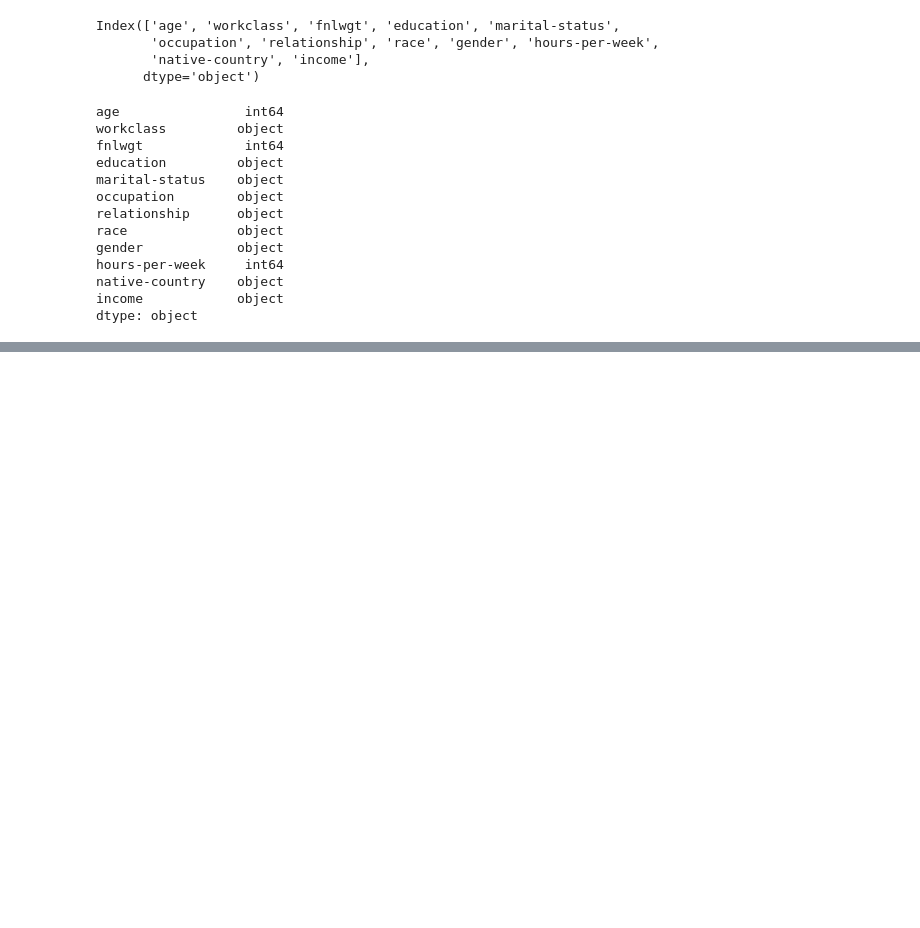
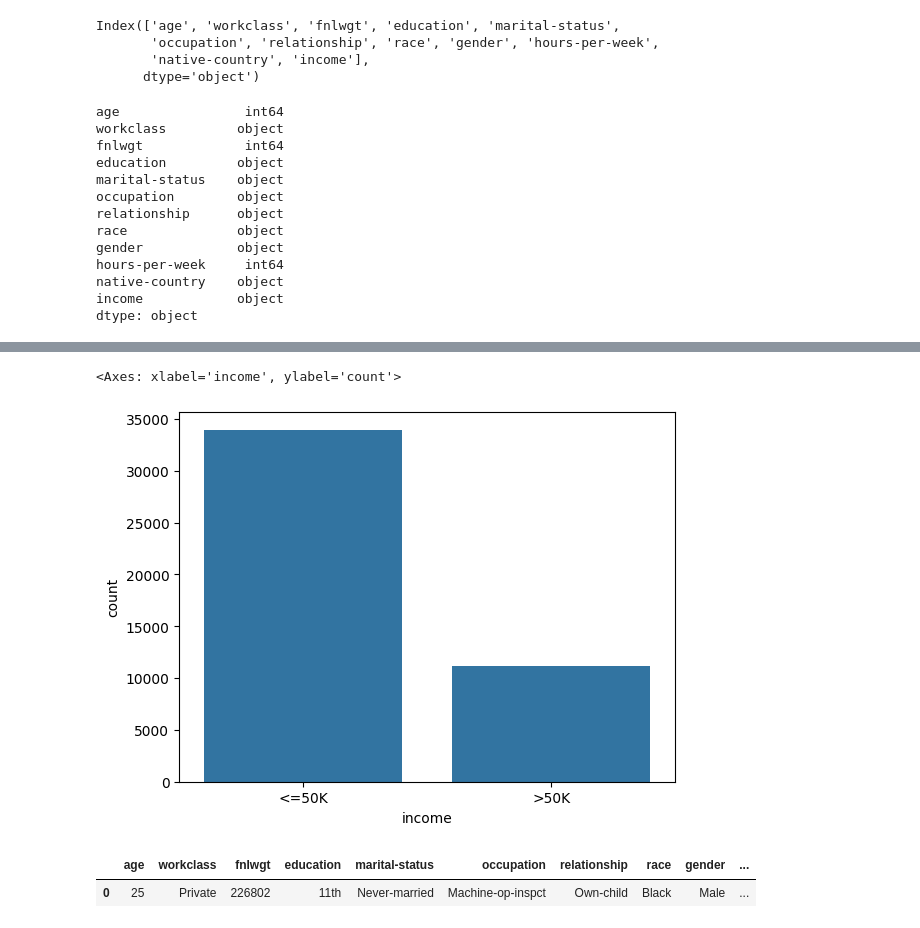
Before and after one commit to VISathish/Data_Analysis_Basic_Projects, a Jupyter notebook: Adult_Income/Adult_Income.ipynb, the cells around one changed output, grey strips where cells are left out. Drawn from its saved outputs; the diff is of its cells as text; code cells hidden in the pictures; blank space fills up the shorter version.

```diff
--- a/Adult_Income/Adult_Income.ipynb
+++ b/Adult_Income/Adult_Income.ipynb
@@ -487,0 +521,5 @@ array([25, 38, 28, 44, 34, 63, 24, 55, 65, 36, 26, 48, 43, 20, 37, 45, 22,
+# %%
+sns.countplot(x='income',data=df)
+# %% [output]
+<Axes: xlabel='income', ylabel='count'>
+[figure, added]
@@ -487,0 +534,5 @@ array([25, 38, 28, 44, 34, 63, 24, 55, 65, 36, 26, 48, 43, 20, 37, 45, 22,
+# %%
+df.head(1)
+# %% [output]
+|  | age | workclass | fnlwgt | education | marital-status | occupation | relationship | race | gender | ... |
+| 0 | 25 | Private | 226802 | 11th | Never-married | Machine-op-inspct | Own-child | Black | Male | ... |
```
Also changed, not shown: parts of 27 cells of this notebook.
